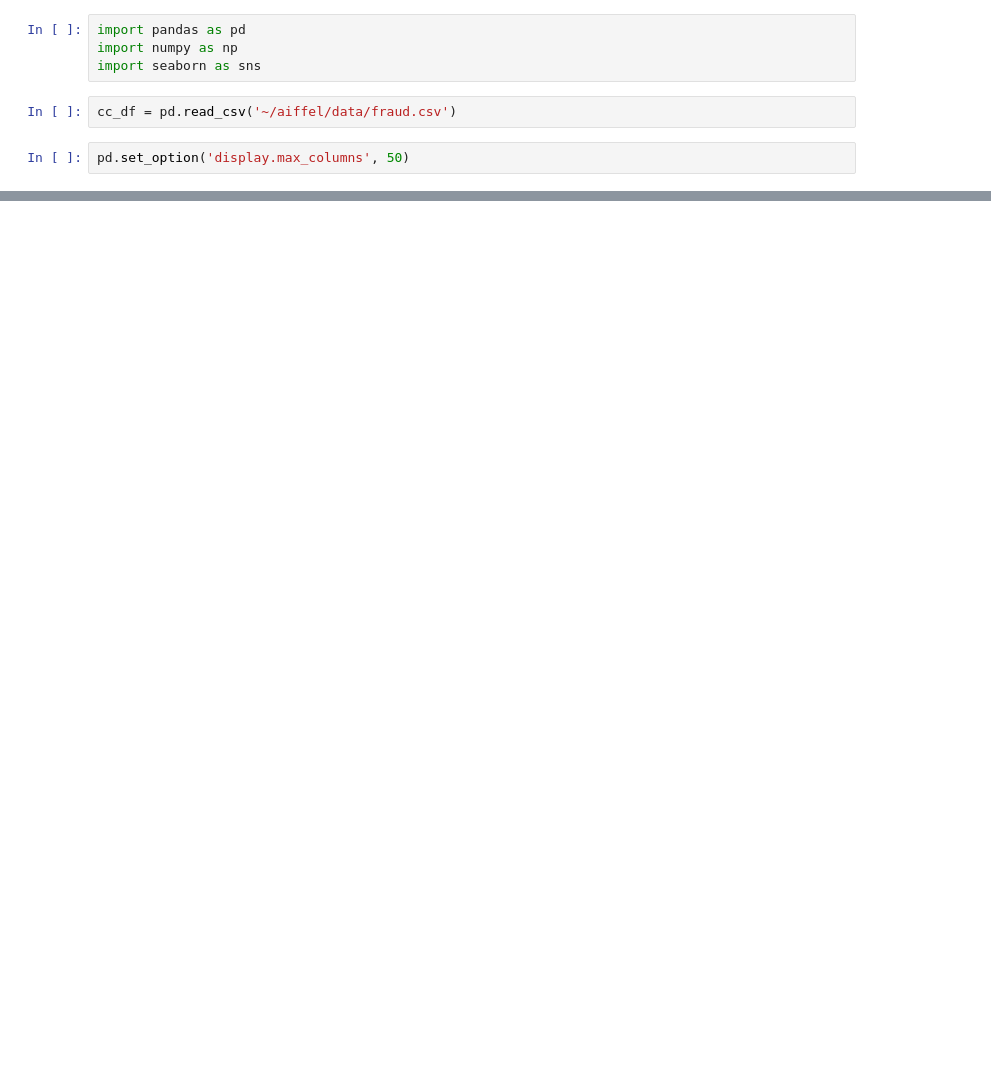
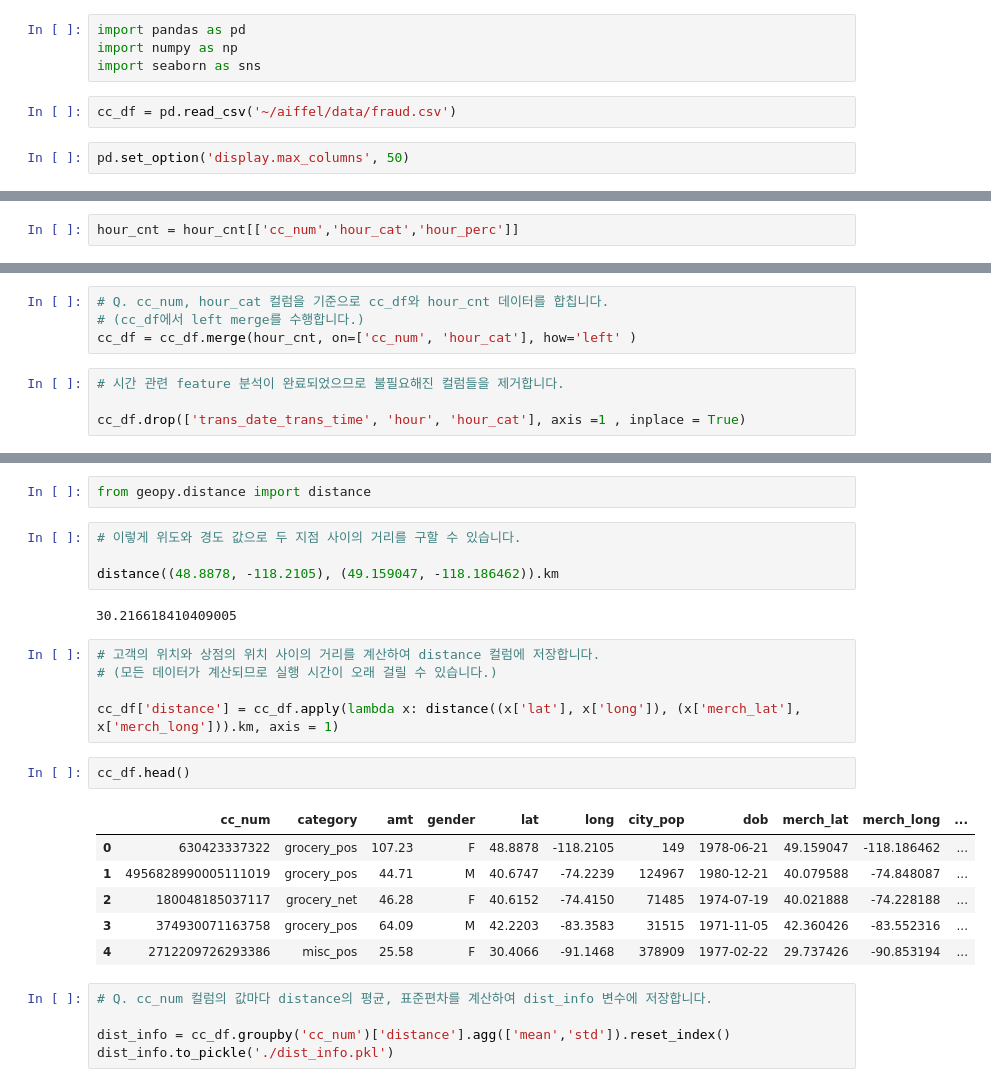
Before and after one commit to milkpotato1000/modulabs_projects, a Jupyter notebook: 250801/quest2.ipynb, the cells around one changed output, grey strips where cells are left out. Saved outputs shown, nothing was run; the diff lists cells and outputs as text; blank space fills up the shorter version.

```diff
--- a/250801/quest2.ipynb
+++ b/250801/quest2.ipynb
@@ -50,0 +448,2 @@ cc_df.describe()
+# %%
+hour_cnt = hour_cnt[['cc_num','hour_cat','hour_perc']]
@@ -50,0 +468,8 @@ cc_df.describe()
+# %%
+# Q. cc_num, hour_cat 컬럼을 기준으로 cc_df와 hour_cnt 데이터를 합칩니다.
+# (cc_df에서 left merge를 수행합니다.)
+cc_df = cc_df.merge(hour_cnt, on=['cc_num', 'hour_cat'], how='left' )
+# %%
+# 시간 관련 feature 분석이 완료되었으므로 불필요해진 컬럼들을 제거합니다.
+
+cc_df.drop(['trans_date_trans_time', 'hour', 'hour_cat'], axis =1 , inplace = True)
@@ -50,0 +483,27 @@ cc_df.describe()
+# %%
+from geopy.distance import distance
+# %%
+# 이렇게 위도와 경도 값으로 두 지점 사이의 거리를 구할 수 있습니다.
+
+distance((48.8878, -118.2105), (49.159047, -118.186462)).km
+# %% [output]
+30.216618410409005
+# %%
+# 고객의 위치와 상점의 위치 사이의 거리를 계산하여 distance 컬럼에 저장합니다.
+# (모든 데이터가 계산되므로 실행 시간이 오래 걸릴 수 있습니다.)
+
+cc_df['distance'] = cc_df.apply(lambda x: distance((x['lat'], x['long']), (x['merch_lat'], x['merch_long'])).km, axis = 1)
+# %%
+cc_df.head()
+# %% [output]
+|  | cc_num | category | amt | gender | lat | long | city_pop | dob | merch_lat | merch_long | ... |
+| 0 | 630423337322 | grocery_pos | 107.23 | F | 48.8878 | -118.2105 | 149 | 1978-06-21 | 49.159047 | -118.186462 | ... |
+| 1 | 4956828990005111019 | grocery_pos | 44.71 | M | 40.6747 | -74.2239 | 124967 | 1980-12-21 | 40.079588 | -74.848087 | ... |
+| 2 | 180048185037117 | grocery_net | 46.28 | F | 40.6152 | -74.4150 | 71485 | 1974-07-19 | 40.021888 | -74.228188 | ... |
+| 3 | 374930071163758 | grocery_pos | 64.09 | M | 42.2203 | -83.3583 | 31515 | 1971-11-05 | 42.360426 | -83.552316 | ... |
+| 4 | 2712209726293386 | misc_pos | 25.58 | F | 30.4066 | -91.1468 | 378909 | 1977-02-22 | 29.737426 | -90.853194 | ... |
+# %%
+# Q. cc_num 컬럼의 값마다 distance의 평균, 표준편차를 계산하여 dist_info 변수에 저장합니다.
+
+dist_info = cc_df.groupby('cc_num')['distance'].agg(['mean','std']).reset_index()
+dist_info.to_pickle('./dist_info.pkl')
```
Also changed, not shown: parts of 66 cells of this notebook, 4 other files.
